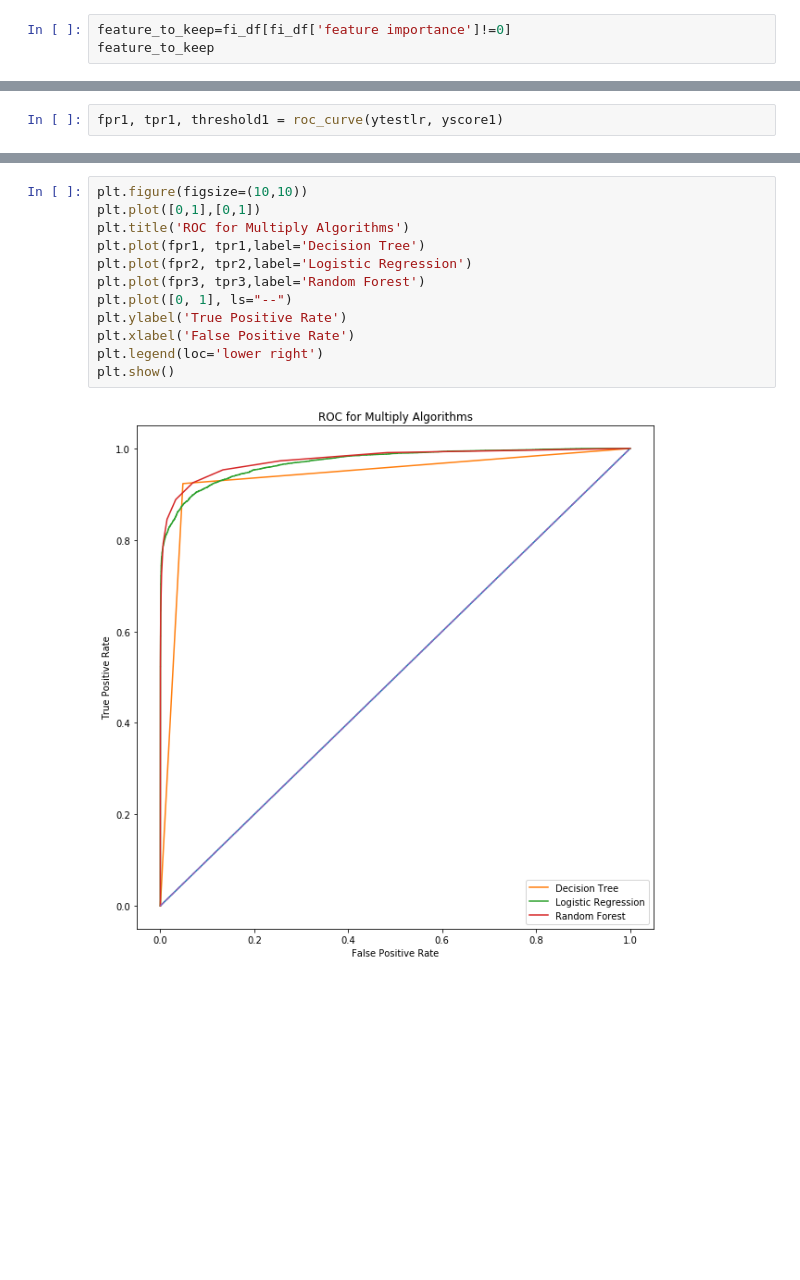
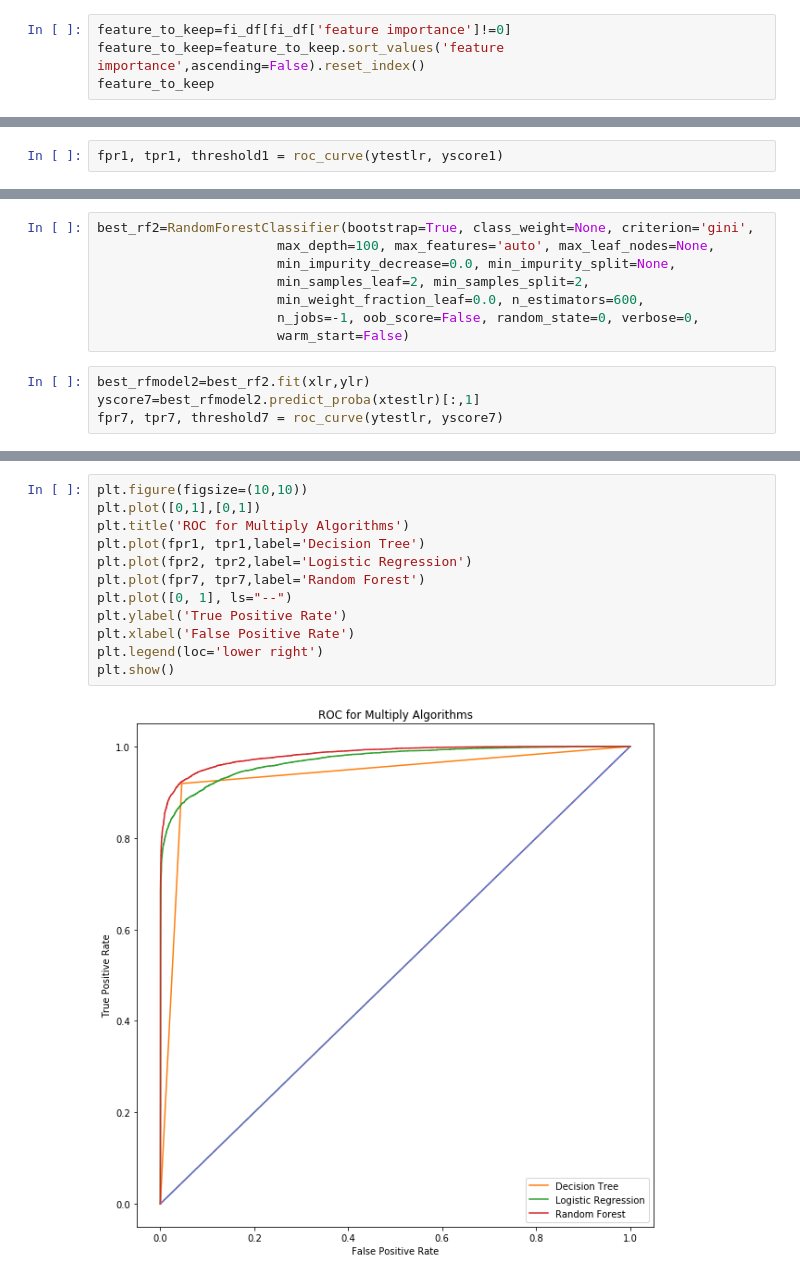
Before and after one commit to Hantao-Lin/Hotel-Reservation-Prediciton, a Jupyter notebook: Machine Learning.ipynb, the cells around one changed output, grey strips where cells are left out. Saved outputs shown, nothing was run; the diff lists cells and outputs as text; blank space fills up the shorter version.

```diff
--- a/Machine Learning.ipynb
+++ b/Machine Learning.ipynb
@@ -108,5 +110,6 @@ fi_df.sort_values('feature importance',ascending=False).reset_index()
 259 rows × 3 columns
 # %%
 feature_to_keep=fi_df[fi_df['feature importance']!=0]
+feature_to_keep=feature_to_keep.sort_values('feature importance',ascending=False).reset_index()
 feature_to_keep
 # %% [output]
@@ -177,0 +268,12 @@ roc_auc_score for Random Forest:  0.9706430751772792
+# %%
+best_rf2=RandomForestClassifier(bootstrap=True, class_weight=None, criterion='gini',
+                       max_depth=100, max_features='auto', max_leaf_nodes=None,
+                       min_impurity_decrease=0.0, min_impurity_split=None,
+                       min_samples_leaf=2, min_samples_split=2,
+                       min_weight_fraction_leaf=0.0, n_estimators=600,
+                       n_jobs=-1, oob_score=False, random_state=0, verbose=0,
+                       warm_start=False)
+# %%
+best_rfmodel2=best_rf2.fit(xlr,ylr)
+yscore7=best_rfmodel2.predict_proba(xtestlr)[:,1]
+fpr7, tpr7, threshold7 = roc_curve(ytestlr, yscore7)
@@ -178,14 +284,14 @@ roc_auc_score for Random Forest:  0.9706430751772792
 # %%
 plt.figure(figsize=(10,10))
 plt.plot([0,1],[0,1])
 plt.title('ROC for Multiply Algorithms')
 plt.plot(fpr1, tpr1,label='Decision Tree')
 plt.plot(fpr2, tpr2,label='Logistic Regression')
-plt.plot(fpr3, tpr3,label='Random Forest')
+plt.plot(fpr7, tpr7,label='Random Forest')
 plt.plot([0, 1], ls="--")
 plt.ylabel('True Positive Rate')
 plt.xlabel('False Positive Rate')
 plt.legend(loc='lower right')
 plt.show()
 # %% [output]
-[figure, old version]
+[figure, new version]
```
Also changed, not shown: parts of 27 cells of this notebook, 1 other file.
